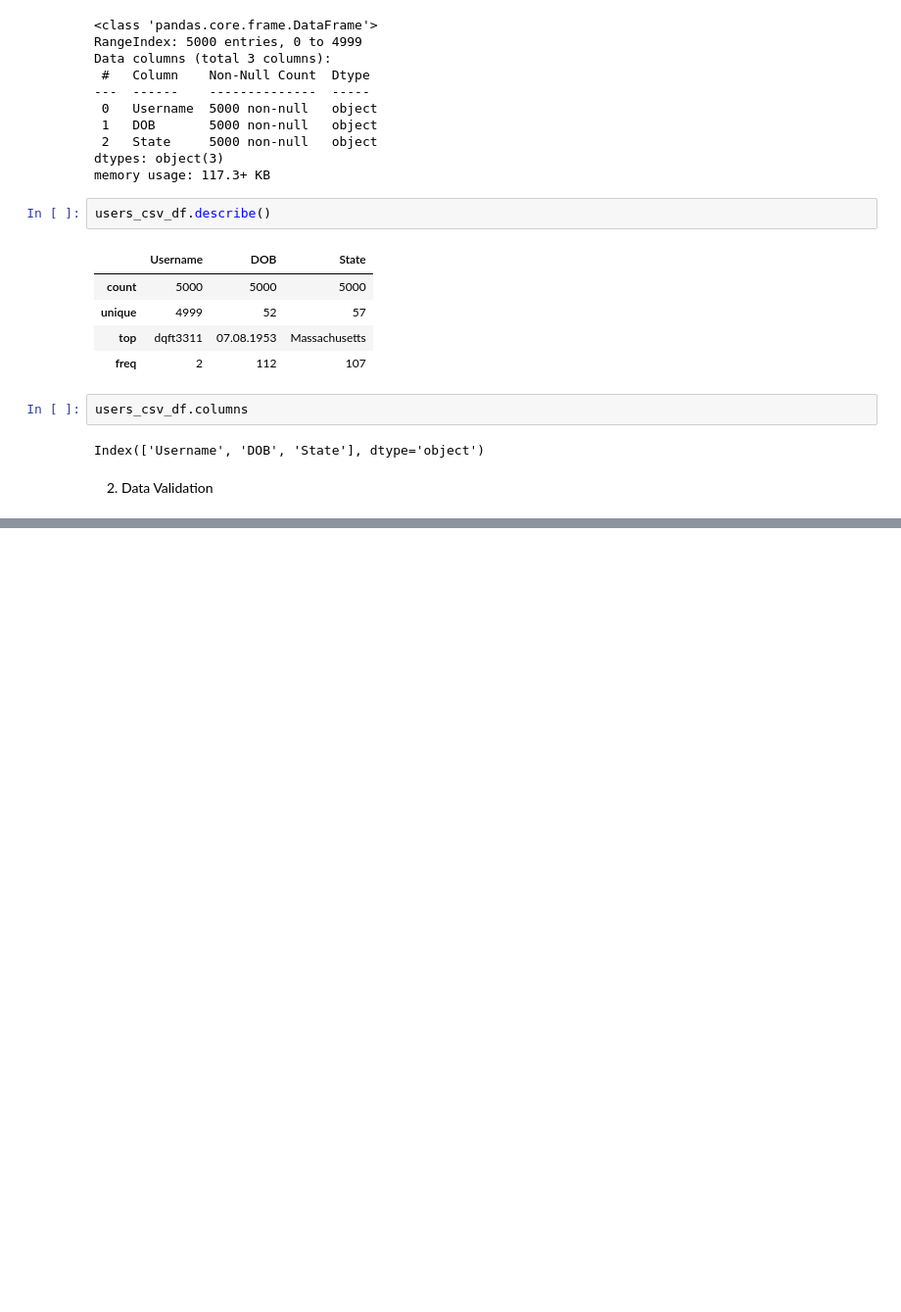
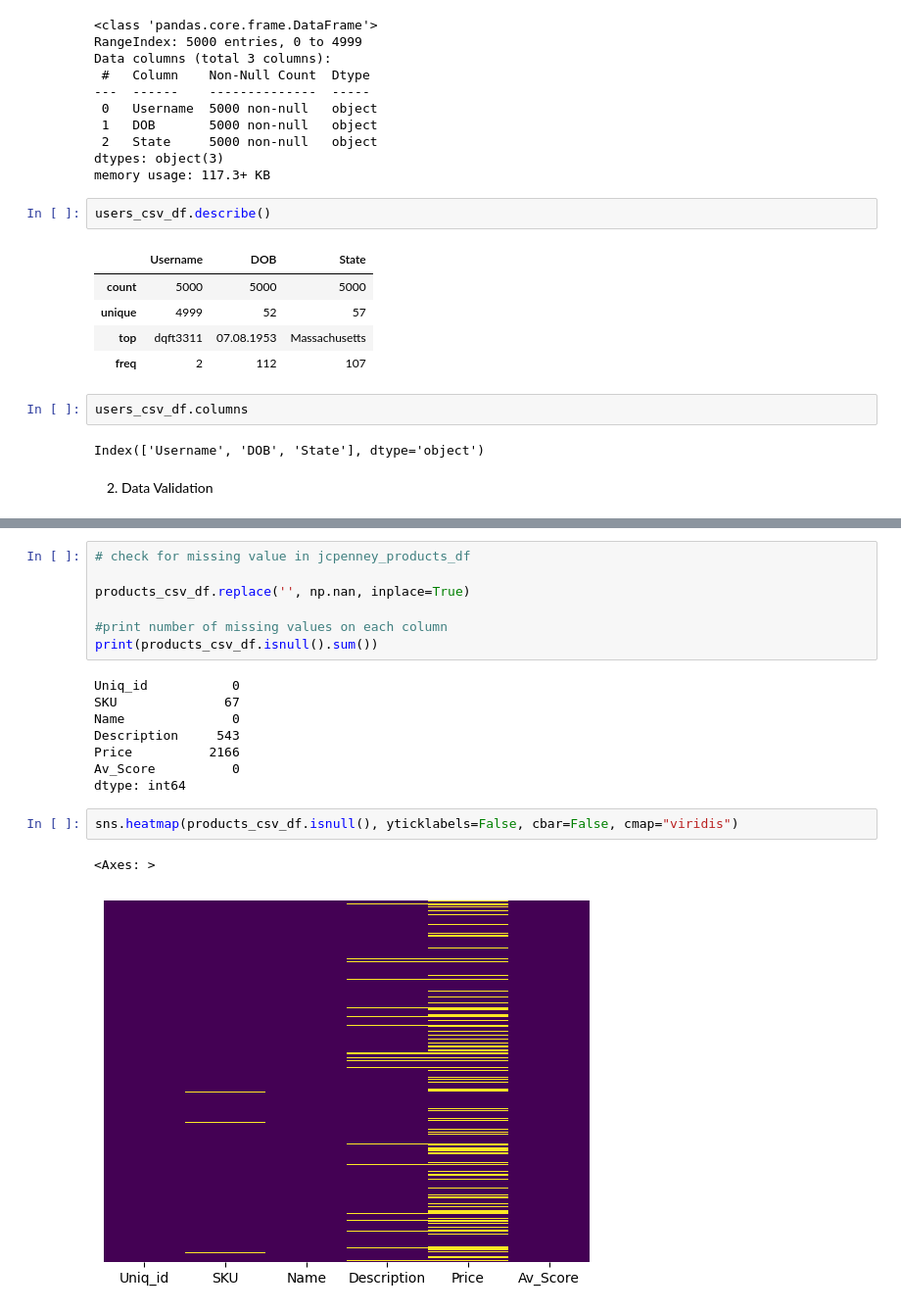
Before and after one commit to philipoladimeji/BD2-JCPenney-Project, a Jupyter notebook: BD2_Assignment_2.ipynb, the cells around one changed output, grey strips where cells are left out. Shown: that part at 98% size. Saved outputs shown, nothing was run; the diff lists cells and outputs as text; blank space fills up the shorter version.

```diff
--- a/BD2_Assignment_2.ipynb
+++ b/BD2_Assignment_2.ipynb
@@ -379 +406,21 @@ Bought With               0
 dtype: int64
+# %%
+# check for missing value in jcpenney_products_df
+
+products_csv_df.replace('', np.nan, inplace=True)
+
+#print number of missing values on each column
+print(products_csv_df.isnull().sum())
+# %% [output]
+Uniq_id           0
+SKU              67
+Name              0
+Description     543
+Price          2166
+Av_Score          0
+dtype: int64
+# %%
+sns.heatmap(products_csv_df.isnull(), yticklabels=False, cbar=False, cmap="viridis")
+# %% [output]
+<Axes: >
+[figure, added]
```
Also changed, not shown: parts of 14 cells of this notebook.
